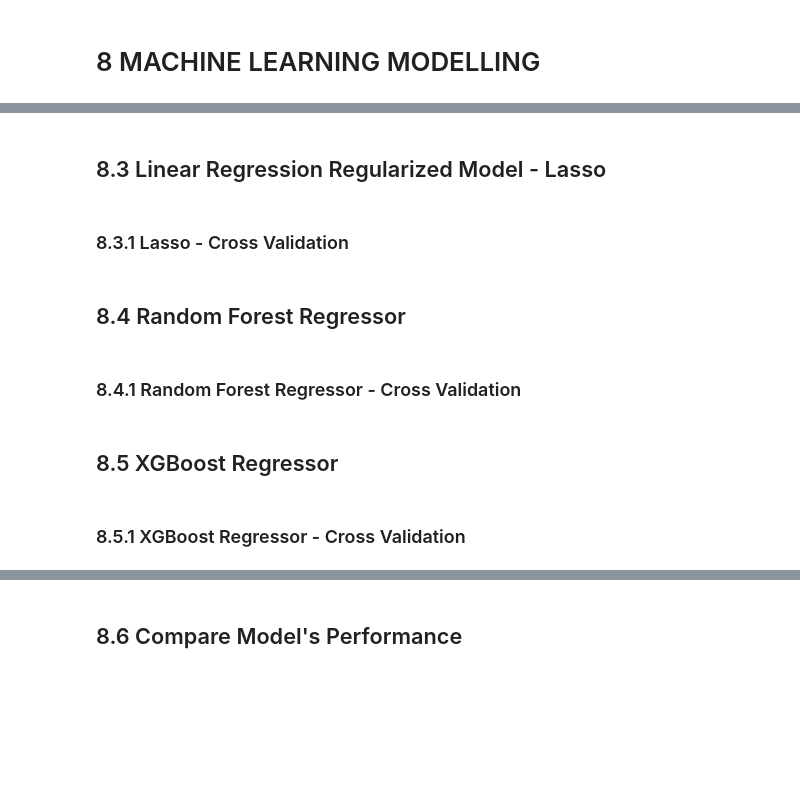
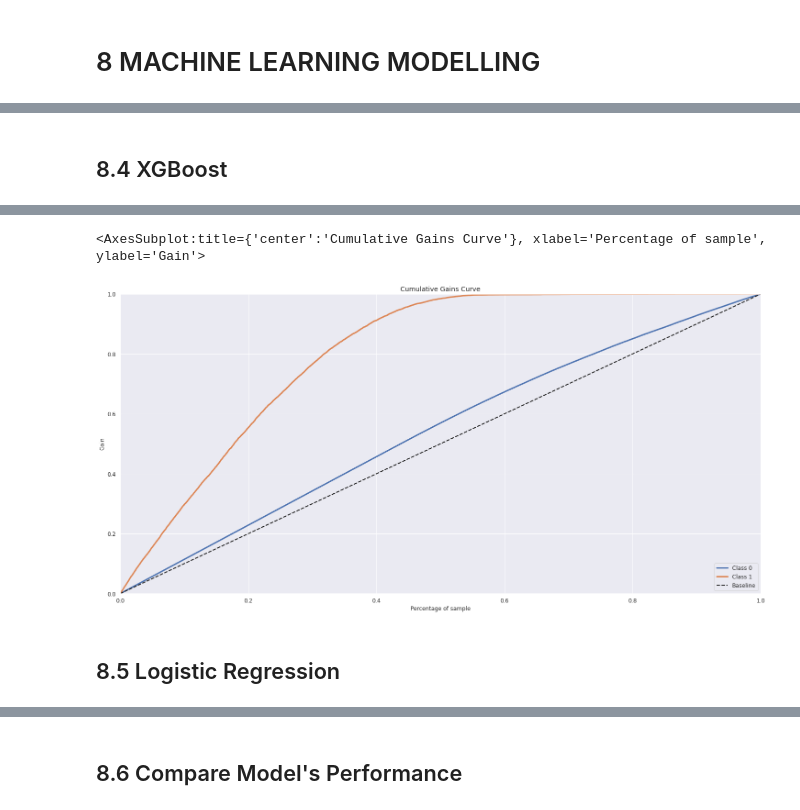
Before and after one commit to rafael-asousa/Cross-Sell-Prediction, a Jupyter notebook: notebook/cross-sell-predictions.ipynb, the cells around one changed output, grey strips where cells are left out. Cells and saved outputs as stored; diff of their text form; code cells hidden in the pictures; blank space fills up the shorter version.

```diff
--- a/notebook/cross-sell-predictions.ipynb
+++ b/notebook/cross-sell-predictions.ipynb
@@ -579,0 +594,17 @@ x_test = x_test[cols_selected]
+# %% [markdown]
+## 8.4 XGBoost
+# %%
+xgboost_model = XGBClassifier(learning_rate =0.1,
+                             n_estimators=1000,
+                             max_depth=10,
+                             min_child_weight=1,
+                             colsample_bytree=0.8,
+                             objective= 'binary:logistic',
+                             nthread=4,
+                             use_label_encoder=False,
+                             seed=42).fit(x_train, y_train)
+
+yhat_xgb = xgboost_model.predict_proba(x_test)
+
+skplt.metrics.plot_cumulative_gain(y_test, yhat_xgb)
+# %% [output]
@@ -580,12 +612,4 @@ x_test = x_test[cols_selected]
+<AxesSubplot:title={'center':'Cumulative Gains Curve'}, xlabel='Percentage of sample', ylabel='Gain'>
+[figure, added]
 # %% [markdown]
-## 8.3 Linear Regression Regularized Model - Lasso
+## 8.5 Logistic Regression
-# %% [markdown]
-###  8.3.1 Lasso - Cross Validation
-# %% [markdown]
-## 8.4 Random Forest Regressor
-# %% [markdown]
-### 8.4.1 Random Forest Regressor - Cross Validation
-# %% [markdown]
-## 8.5 XGBoost Regressor
-# %% [markdown]
-### 8.5.1 XGBoost Regressor - Cross Validation
```
Also changed, not shown: parts of 14 cells of this notebook.
